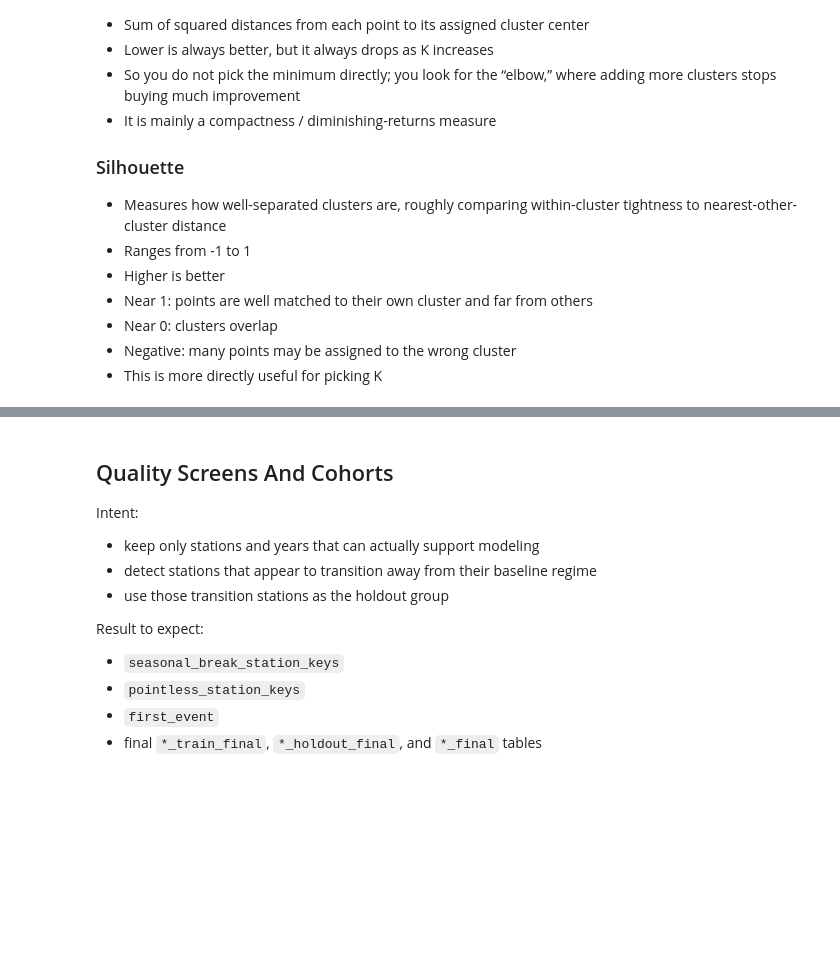
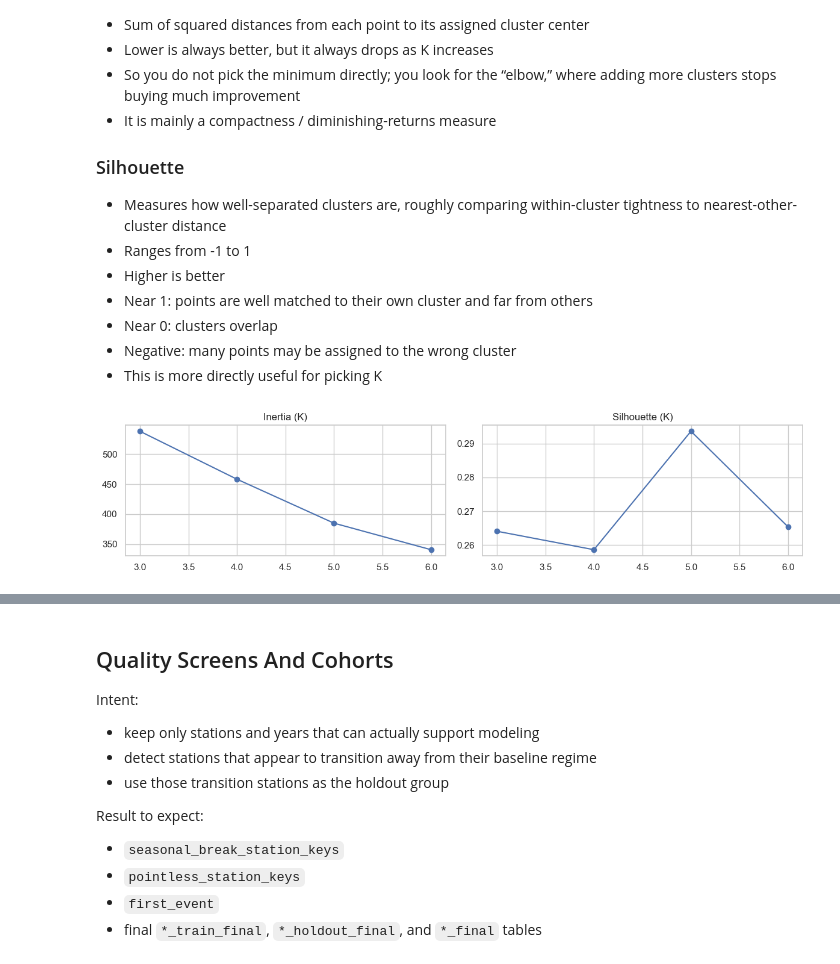
Before and after one commit to jeturcotte/estuaries, a Jupyter notebook: code/t4d.full.project.lite.ipynb, the cells around one changed output, grey strips where cells are left out. Saved outputs shown, nothing was run; the diff lists cells and outputs as text; code cells hidden in the pictures; blank space fills up the shorter version.

```diff
--- a/code/t4d.full.project.lite.ipynb
+++ b/code/t4d.full.project.lite.ipynb
@@ -453,7 +471,7 @@ depth_stats[ 'iqr_depth' ] = depth_stats[ 'p90_depth' ] - depth_stats[ 'p10_dept
 # just so we know which stations have more or less data,
 # which could be a factor in how much we trust 'em
 coverage = (
-    base
+    water_base
     .groupby( [ 'region', 'station' ], as_index = False )
     .agg(
         n_obs_total = ( 'datetime', 'size' ),
@@ -463,7 +481,7 @@ coverage = (
 #coverage.sample( 8 ).T
 # %%
 # lets snap these together into a baseline ...
-baseline = (
+water_baseline = (
     annual_means
     # btw, left joins so that we keep all rows in annual_means 'on the left', and just have blanks
     # 'on the right' whenever there is not a matching row in the below tables ...
@@ -472,7 +490,7 @@ baseline = (
     .merge( depth_stats, on = [ 'region', 'station' ], how = 'left' )
     .merge( coverage, on = [ 'region', 'station' ], how = 'left' )
     .merge(
-        baseline_window[ [
+        water_baseline_window[ [
             'region',
             'station',
             'baseline_start_year',
@@ -490,9 +508,9 @@ baseline = (
 #baseline.sample( 6 ).T
 # %%
 # placeholder flag in case we later add nearest-neighbor feature fallback
-baseline[ 'character_imputed' ] = False
-baseline_display = (
-    baseline
+water_baseline[ 'character_imputed' ] = False
+water_baseline_display = (
+    water_baseline
     .merge(
         station_lookup[ [ 'region', 'station', 'region_name', 'station_name', 'latitude', 'longitude' ] ],
         on = [ 'region', 'station' ],
@@ -503,8 +521,8 @@ baseline_display = (
 )
 
 # and now, let's attach readable station labels once
-baseline_display = attach_station_context( baseline )
+water_baseline_display = attach_station_context( water_baseline )
 
 #print( f"stations with >=3 valid baseline years: { eligible_stations.shape[ 0 ] }" )
-#print( f"station baseline rows: { len( baseline ) }" )
-baseline_display.sample( 6 ).T
+#print( f"station baseline rows: { len( water_baseline ) }" )
+water_baseline_display.sample( 6 ).T
@@ -542,7 +578,7 @@ domain_feature_cols = [
 
 # those plus the lookup indexes ...
 # btw, copying to avoid potential in-memory damage to original table
-domain = baseline[ [ 'region', 'station' ] + domain_feature_cols ].copy( )
+domain = water_baseline[ [ 'region', 'station' ] + domain_feature_cols ].copy( )
 
 # simple missing-value strategy: region median, then global median
 # this is a bit of a band-aid, but the clustering is just for exploratory purposes
@@ -608,28 +644,30 @@ del( k_min_interpretable )
 # %%
 
 # in case we want a look at the elbow and silhouette charts,
 # which are the basis for our k choice
-fig, axes = plt.subplots( 1, 2, figsize = ( 12, 3 ) )
+fig, axes = plot.subplots( 1, 2, figsize = ( 12, 3 ) )
 
 axes[ 0 ].plot(
     k_scan_domain[ 'k' ],
     k_scan_domain[ 'inertia' ],
     marker = 'o'
 )
 axes[ 0 ].set_title( 'Inertia (K)' )
 
 axes[ 1 ].plot(
     k_scan_domain[ 'k' ],
     k_scan_domain[ 'silhouette' ],
     marker = 'o'
 )
 axes[ 1 ].set_title( 'Silhouette (K)' )
 
-plt.tight_layout( )
-plt.show( )
+plot.tight_layout( )
+plot.show( )
 
 # cleanup
 del( k_scan_rows, k_scan_domain )
+# %% [output]
+[figure, added]
 # %%
 # not a really DISTINCT elbow, but a clear flattening after 4 or 5 clusters, and a silhouette max at 5
 
```
Also changed, not shown: parts of 26 cells of this notebook.
